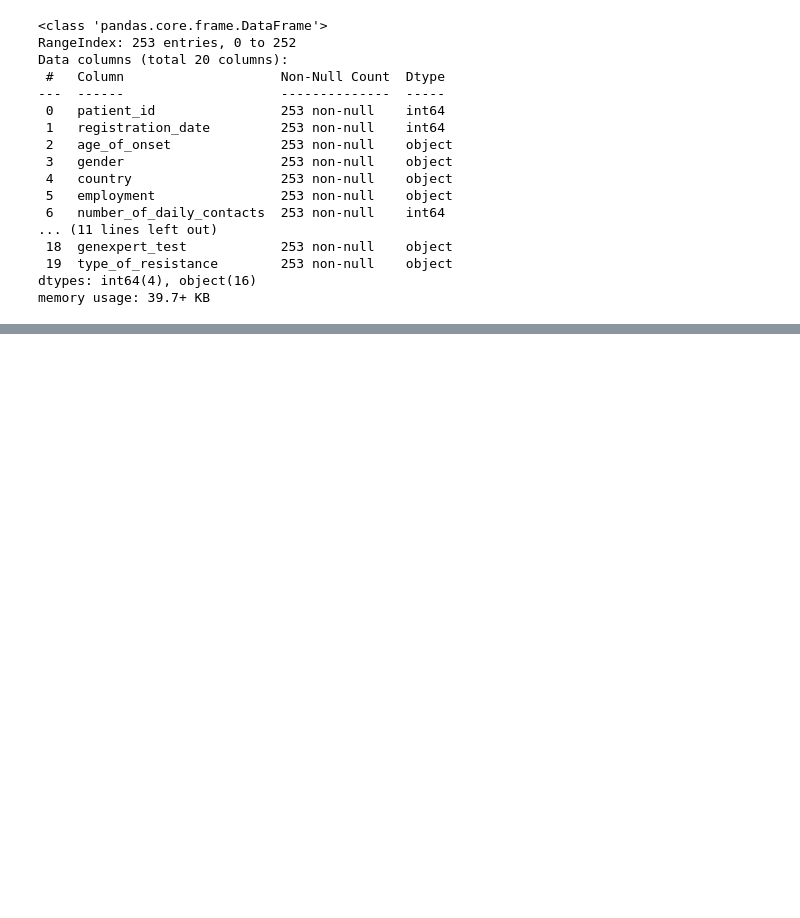
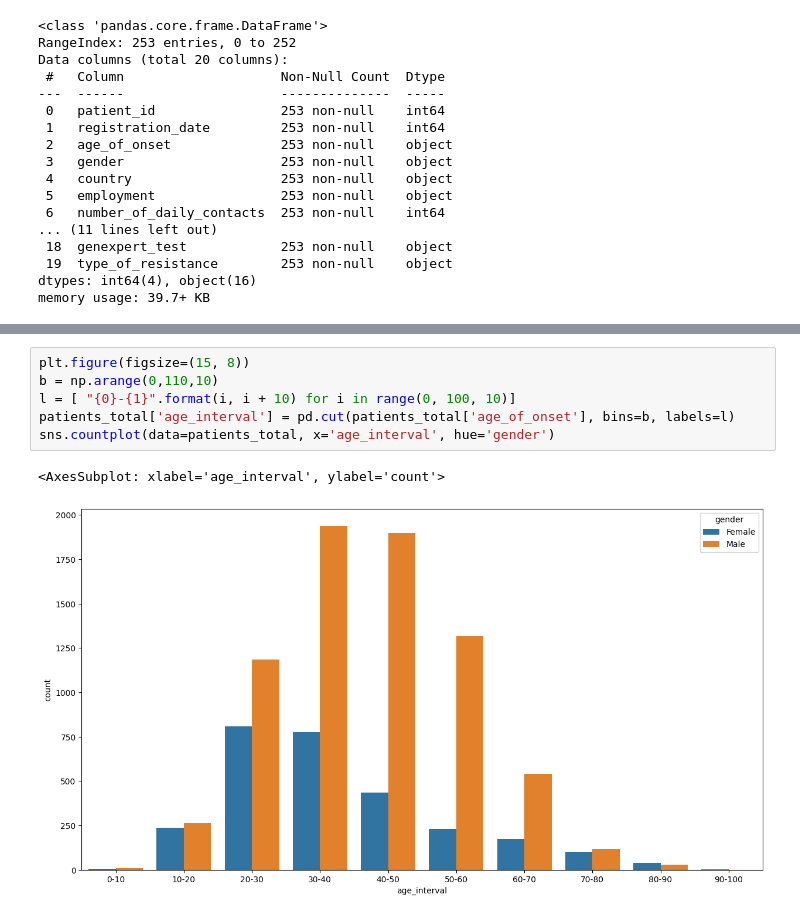
Before and after one commit to Taoheed-O/Tuberculosis_Survival_prediction, a Jupyter notebook: Data_analysis.ipynb, the cells around one changed output, grey strips where cells are left out. Cells and saved outputs as stored; diff of their text form; blank space fills up the shorter version.

```diff
--- a/Data_analysis.ipynb
+++ b/Data_analysis.ipynb
@@ -482,0 +516,9 @@ memory usage: 16.7+ MB
+# %%
+plt.figure(figsize=(15, 8))
+b = np.arange(0,110,10)
+l = [ "{0}-{1}".format(i, i + 10) for i in range(0, 100, 10)]
+patients_total['age_interval'] = pd.cut(patients_total['age_of_onset'], bins=b, labels=l)
+sns.countplot(data=patients_total, x='age_interval', hue='gender')
+# %% [output]
+<AxesSubplot: xlabel='age_interval', ylabel='count'>
+[figure, added]
```
Also changed, not shown: parts of 6 cells of this notebook.
